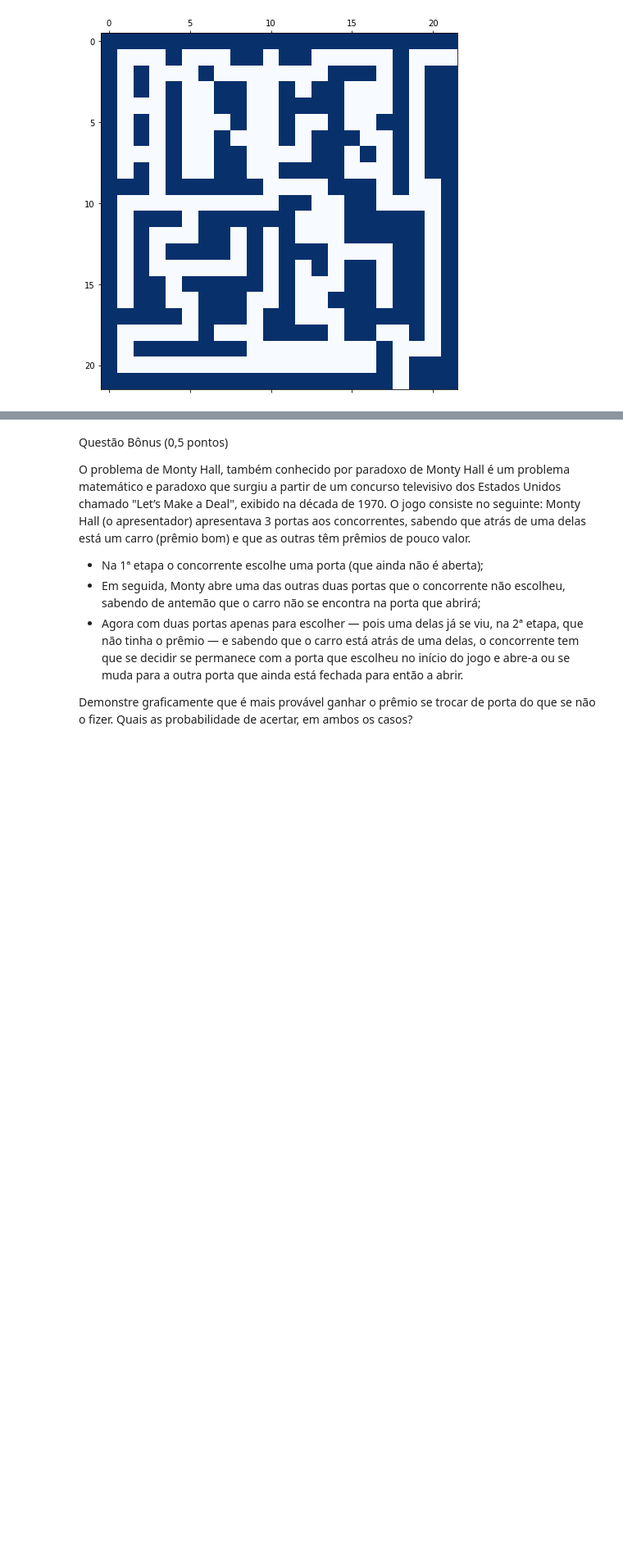
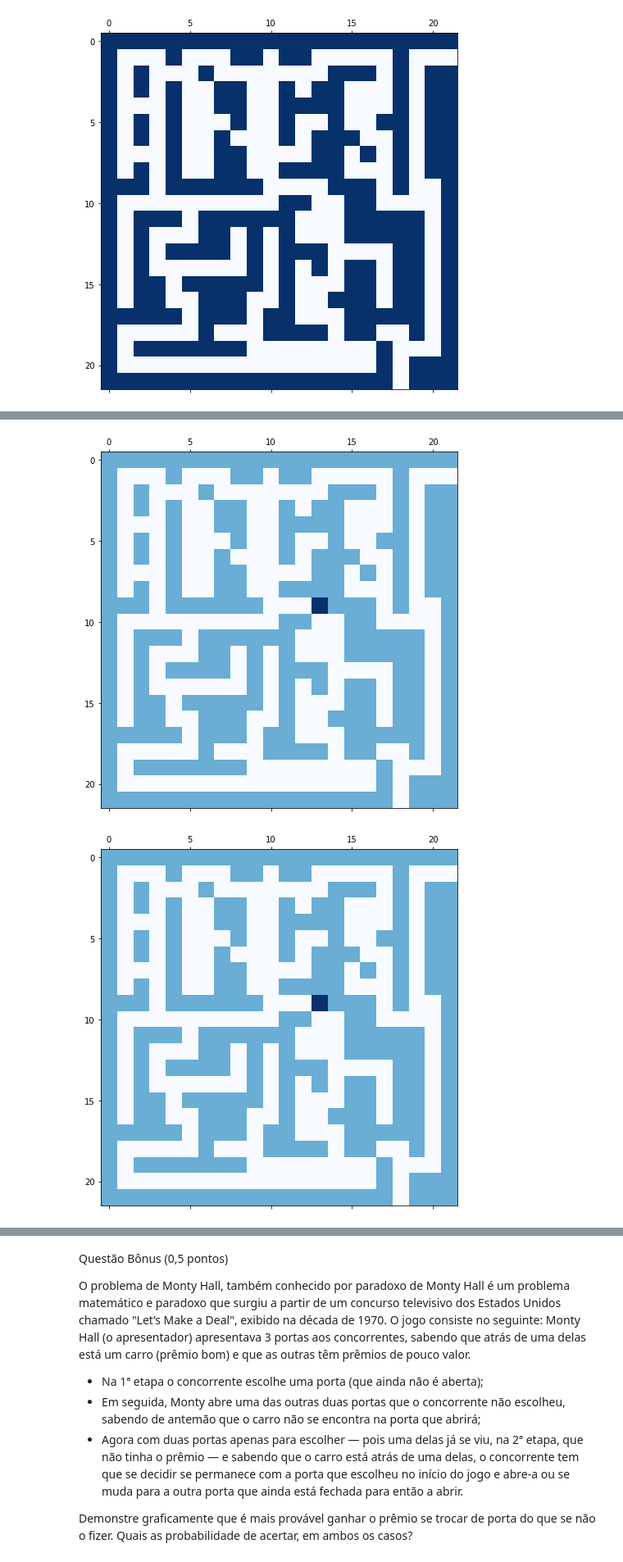
Before and after one commit to FGV-EMAp/FGV_Programming_Languages, a Jupyter notebook: Python/Exercicios/Avaliacoes/Simulado_A1_2017.ipynb, the cells around one changed output, grey strips where cells are left out. Shown at 82% size. Drawn from its saved outputs; the diff is of its cells as text; code cells hidden in the pictures; blank space fills up the shorter version.

```diff
--- a/Python/Exercicios/Avaliacoes/Simulado_A1_2017.ipynb
+++ b/Python/Exercicios/Avaliacoes/Simulado_A1_2017.ipynb
@@ -238,0 +322,5 @@ ax.matshow(labirinto, cmap=plt.cm.Blues)
+# %%
+tart.tenta_sair()
+# %% [output]
+[figure, added]
+[figure, added]
```
Also changed, not shown: parts of 6 cells of this notebook.
